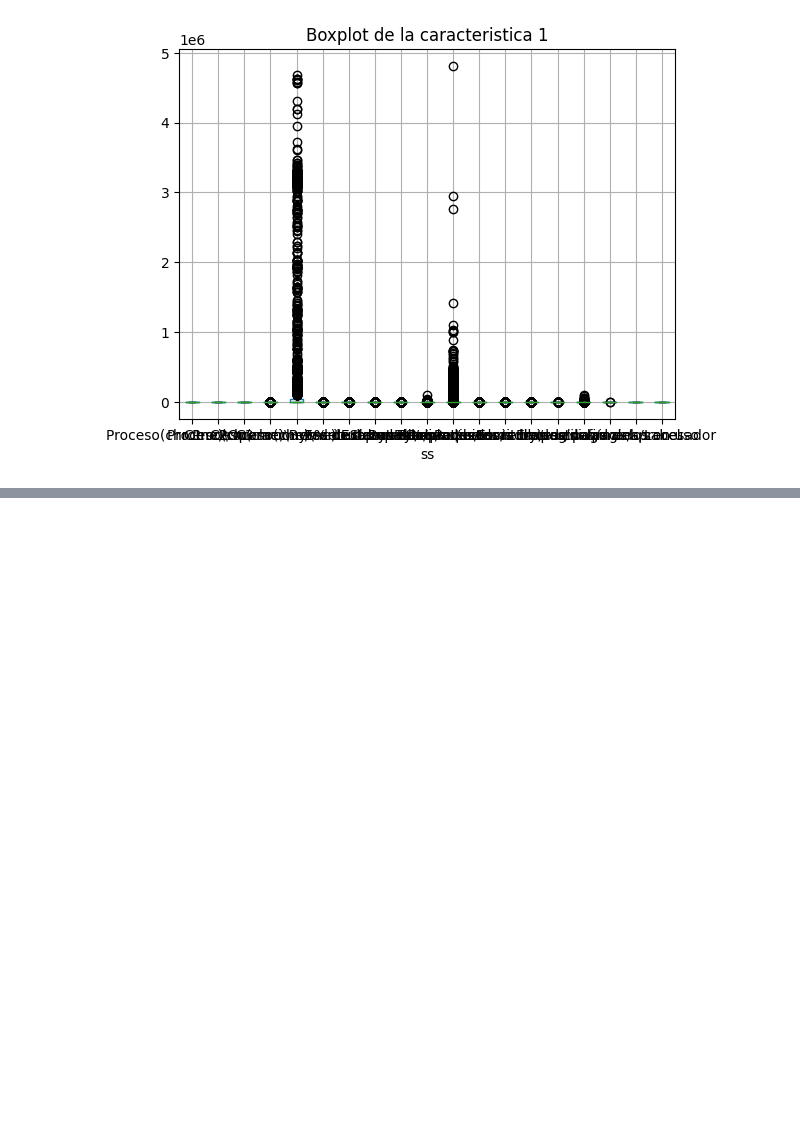
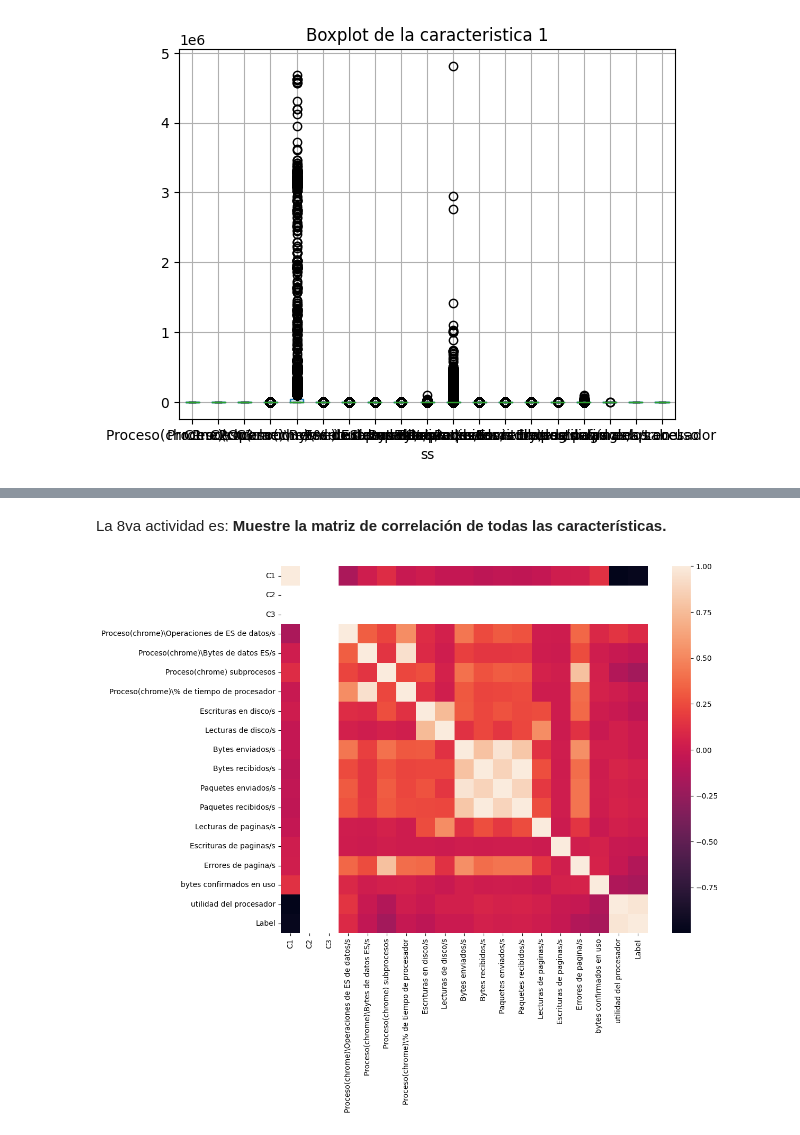
Before and after one commit to dannyasd/MineriaDeDatos, a Jupyter notebook: Copia_de_Lectura_5_(Ejercicio).ipynb, the cells around one changed output, grey strips where cells are left out. Drawn from its saved outputs; the diff is of its cells as text; code cells hidden in the pictures; blank space fills up the shorter version.

```diff
--- a/Copia_de_Lectura_5_(Ejercicio).ipynb
+++ b/Copia_de_Lectura_5_(Ejercicio).ipynb
@@ -246,0 +271,9 @@ Index(['C1', 'C2', 'C3', 'Proceso(chrome)\Operaciones de ES de datos/s',
+# %% [markdown]
+La 8va actividad es: <b>Muestre la matriz de correlación de todas las características.<b>
+# %%
+corrmat = data.corr()
+f, ax = plt.subplots(figsize=(12, 9))
+sns.heatmap(corrmat, vmax=1, square=True);
+plt.savefig('corr.png',dpi=300)
+# %% [output]
+[figure, added]
```
Also changed, not shown: parts of 5 cells of this notebook.
